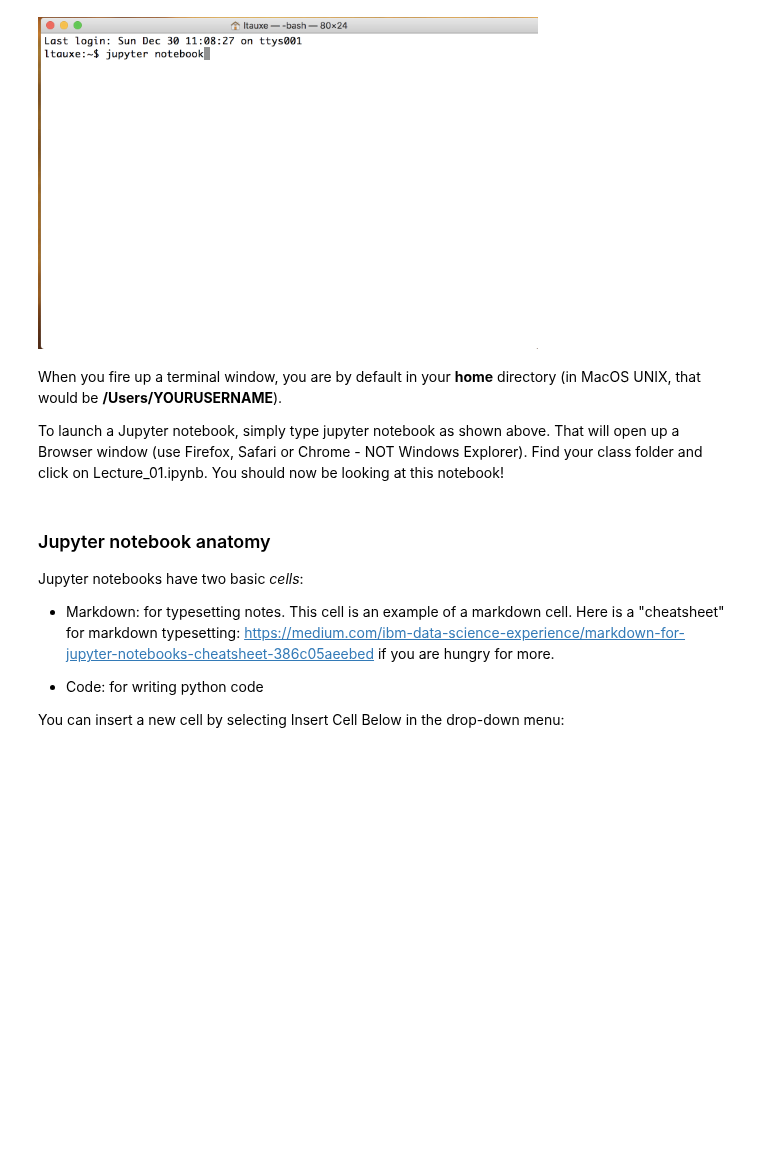
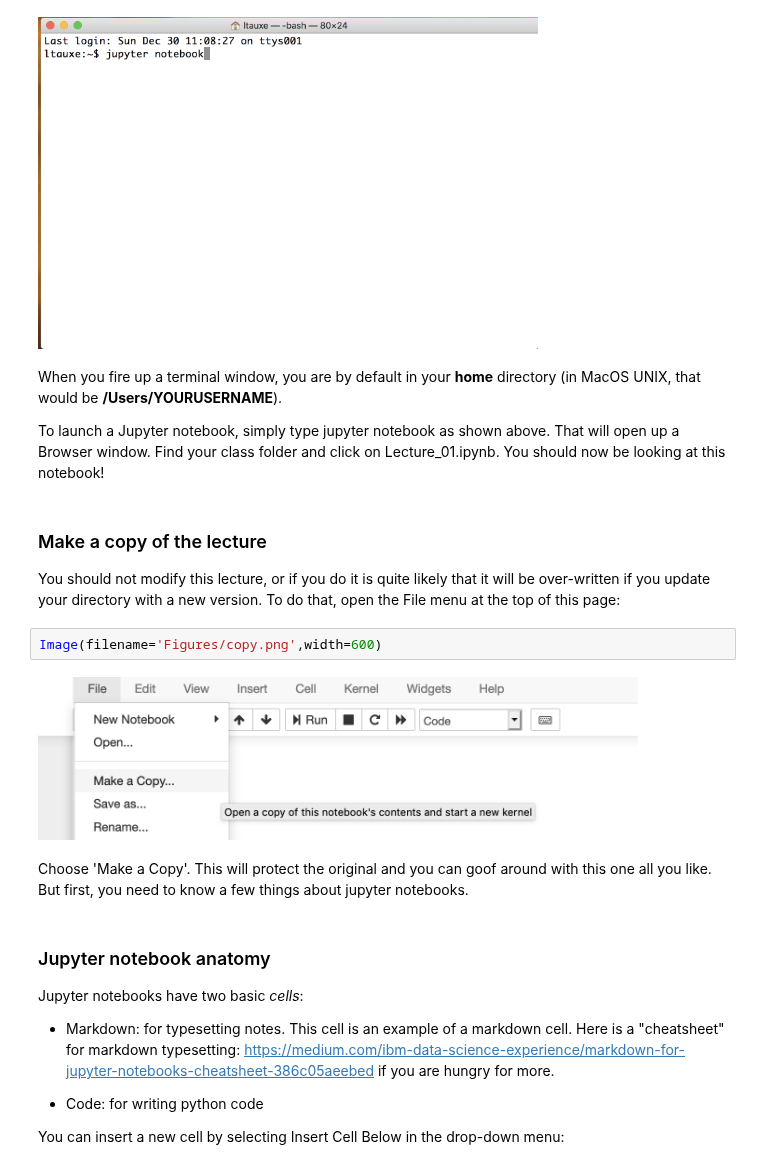
Before and after one commit to ltauxe/Python-for-Earth-Science-Students, a Jupyter notebook: Lecture_01.ipynb, the cells around one changed output. Drawn from its saved outputs; the diff is of its cells as text; blank space fills up the shorter version.

```diff
--- a/Lecture_01.ipynb
+++ b/Lecture_01.ipynb
@@ -91,7 +97,17 @@ Image(filename='Figures/terminal.png',width=500)
 # %% [markdown]
 When you fire up a terminal window, you are by default in your **home** directory (in MacOS UNIX,  that would be **/Users/YOURUSERNAME**).
 
-To launch a Jupyter notebook,  simply type jupyter notebook as shown above.  That will open up a Browser window (use Firefox, Safari or Chrome - NOT Windows Explorer).  Find your class folder and click on Lecture_01.ipynb.  You should now be looking at this notebook!
+To launch a Jupyter notebook,  simply type jupyter notebook as shown above.  That will open up a Browser window.  Find your class folder and click on Lecture_01.ipynb.  You should now be looking at this notebook!
+# %% [markdown]
+### Make a copy of the lecture
+
+You should not modify this lecture, or if you do it is quite likely that it will be over-written if you update your directory with a new version.  To do that, open the File menu at the top of this page:
+# %%
+Image(filename='Figures/copy.png',width=600)
+# %% [output]
+[figure, added]
+# %% [markdown]
+Choose 'Make a Copy'.  This will protect the original and you can goof around with this one all you like.  But first, you need to know a few things about jupyter notebooks.
 # %% [markdown]
 ### Jupyter notebook anatomy
 
```
Also changed, not shown: parts of 10 cells of this notebook, 1 other file.
